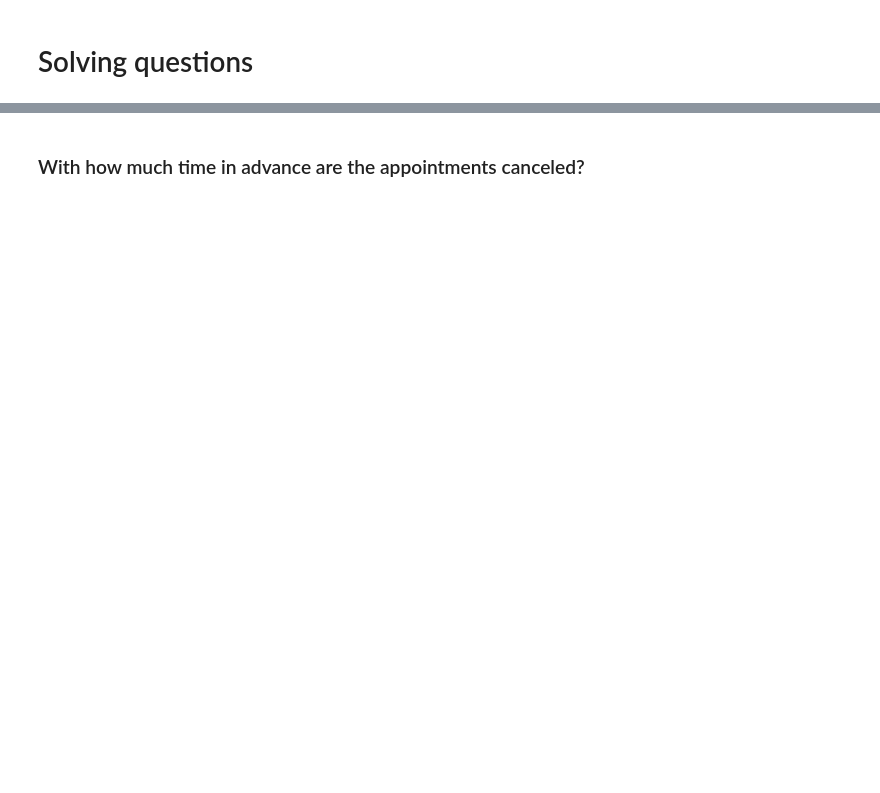
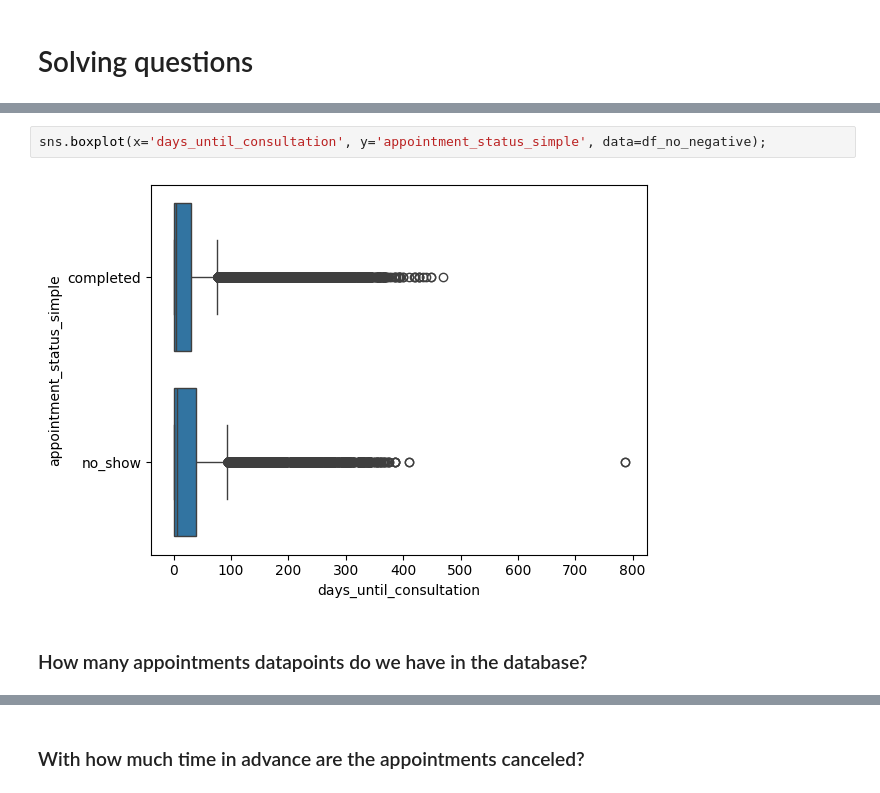
Before and after one commit to robperch/IEOR_Capstone, a Jupyter notebook: notebooks/EDA/eda_addtional_questions.ipynb, the cells around one changed output, grey strips where cells are left out. Drawn from its saved outputs; the diff is of its cells as text; blank space fills up the shorter version.

```diff
--- a/notebooks/EDA/eda_addtional_questions.ipynb
+++ b/notebooks/EDA/eda_addtional_questions.ipynb
@@ -78,0 +194,6 @@ dfx
+# %%
+sns.boxplot(x='days_until_consultation', y='appointment_status_simple', data=df_no_negative);
+# %% [output]
+[figure, added]
+# %% [markdown]
+### How many appointments datapoints do we have in the database?
```
Also changed, not shown: parts of 67 cells of this notebook, 3 other files.
